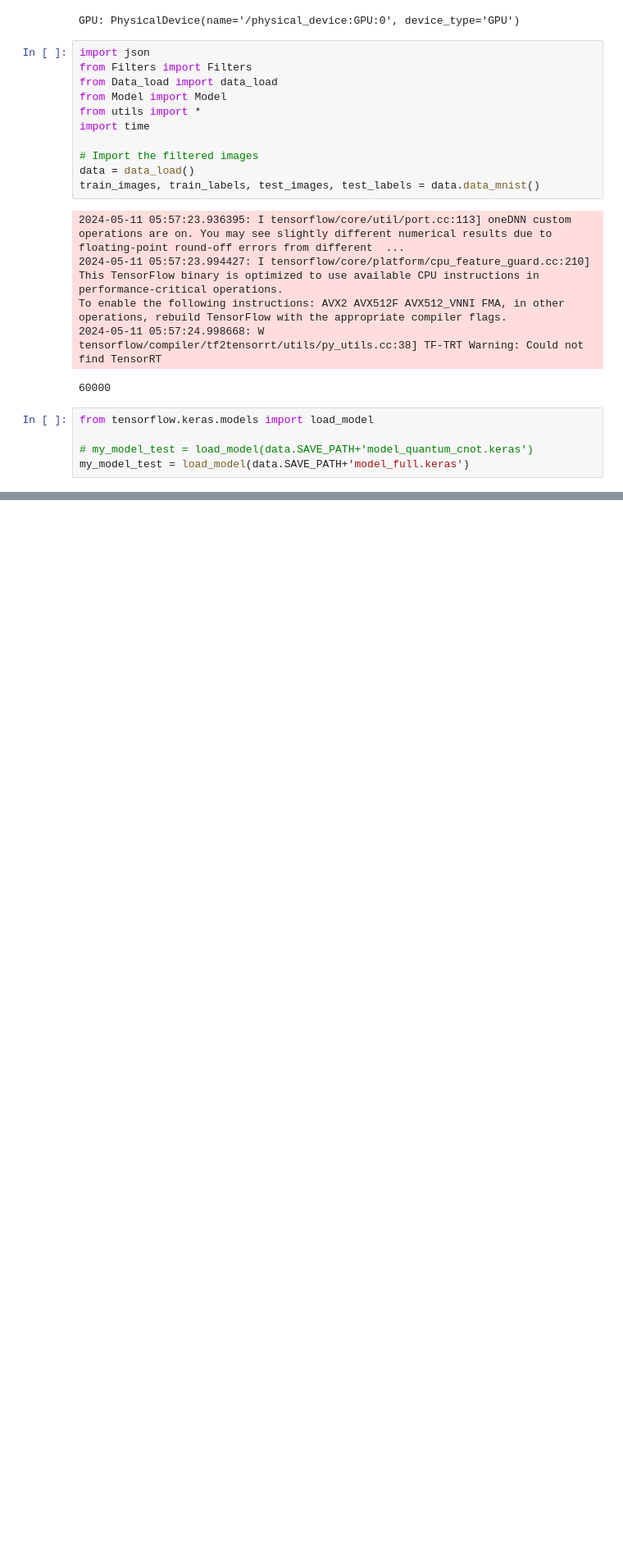
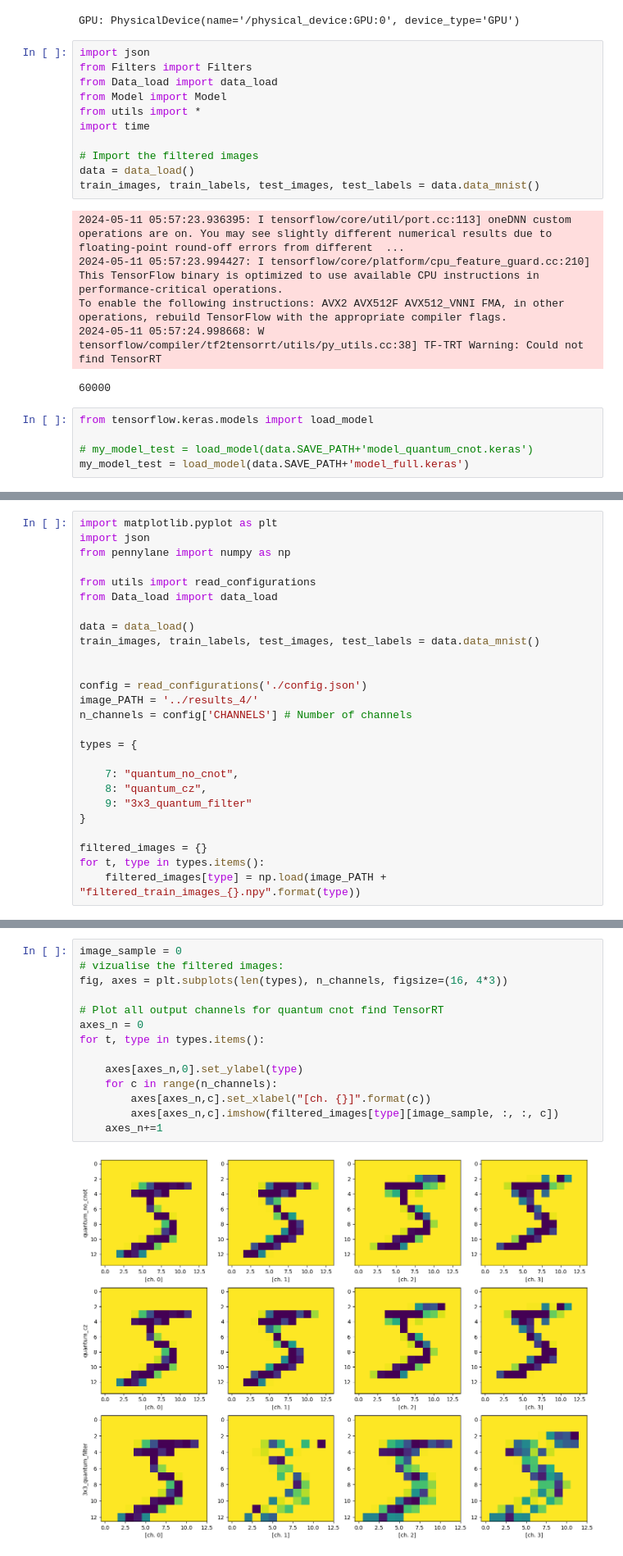
Before and after one commit to TheOpenSI/QML-QPF, a Jupyter notebook: scripts/visualisaton_results.ipynb, the cells around one changed output, grey strips where cells are left out. Shown at 82% size. Drawn from its saved outputs; the diff is of its cells as text; blank space fills up the shorter version.

Commit message:
new results

```diff
--- a/scripts/visualisaton_results.ipynb
+++ b/scripts/visualisaton_results.ipynb
@@ -190,0 +169,26 @@ actual
+# %%
+import matplotlib.pyplot as plt
+import json
+from pennylane import numpy as np
+
+from utils import read_configurations
+from Data_load import data_load
+
+data = data_load()
+train_images, train_labels, test_images, test_labels = data.data_mnist()
+
+
+config = read_configurations('./config.json')
+image_PATH = '../results_4/'
+n_channels = config['CHANNELS'] # Number of channels
+
+types = {
+
+    7: "quantum_no_cnot",
+    8: "quantum_cz",
+    9: "3x3_quantum_filter"
+}
+
+filtered_images = {}
+for t, type in types.items():
+    filtered_images[type] = np.load(image_PATH + "filtered_train_images_{}.npy".format(type))
@@ -190,0 +197,16 @@ actual
+# %%
+image_sample = 0
+# vizualise the filtered images:
+fig, axes = plt.subplots(len(types), n_channels, figsize=(16, 4*3))
+
+# Plot all output channels for quantum cnot find TensorRT
+axes_n = 0
+for t, type in types.items():
+
+    axes[axes_n,0].set_ylabel(type)
+    for c in range(n_channels):
+        axes[axes_n,c].set_xlabel("[ch. {}]".format(c))
+        axes[axes_n,c].imshow(filtered_images[type][image_sample, :, :, c])
+    axes_n+=1
+# %% [output]
+[figure, added]
```
Also changed, not shown: parts of 6 cells of this notebook.
